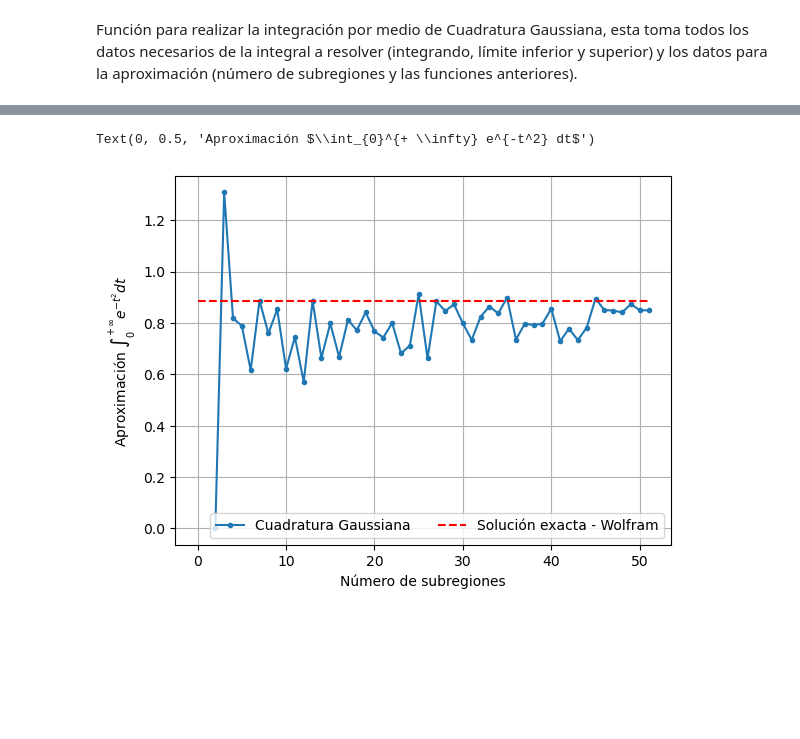
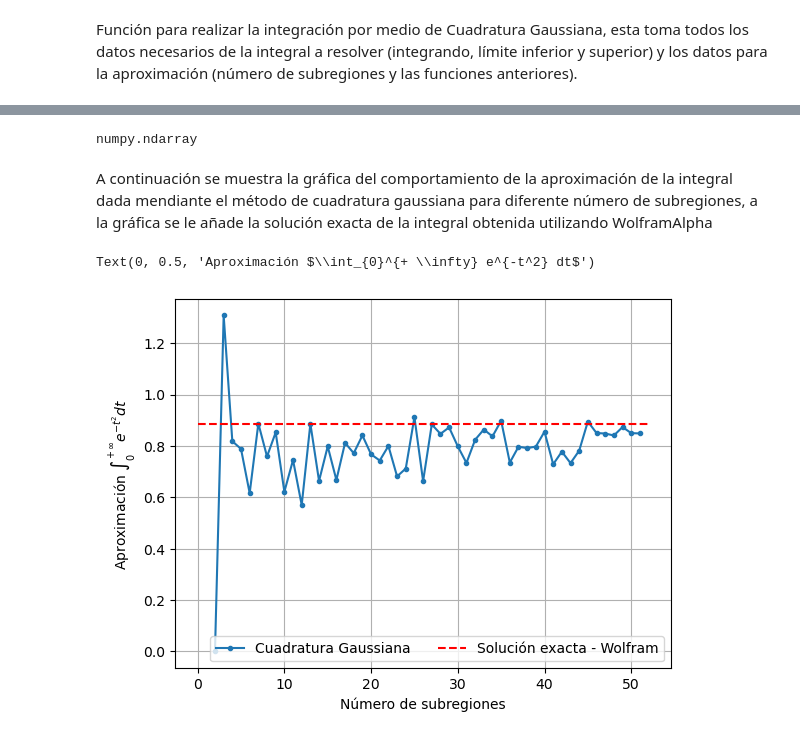
Before and after one commit to HernanBC/LabsComputacional, a Jupyter notebook: examen_practico/problema2/gauss.ipynb, the cells around one changed output, grey strips where cells are left out. Drawn from its saved outputs; the diff is of its cells as text; code cells hidden in the pictures; blank space fills up the shorter version.

```diff
--- a/examen_practico/problema2/gauss.ipynb
+++ b/examen_practico/problema2/gauss.ipynb
@@ -149,2 +165,6 @@ def integrando(z):
 	return np.exp(-(z/(z-1))**2)*(1/((z-1)**2))
+# %%
+type(np.arange(0,10))
+# %% [output]
+numpy.ndarray
 # %%
@@ -156,14 +176,16 @@ for i in range(len(N_list)):
+# %% [markdown]
+A continuación se muestra la gráfica del comportamiento de la aproximación de la integral dada mendiante el método de cuadratura gaussiana para diferente número de subregiones, a la gráfica se le añade la solución exacta de la integral obtenida utilizando WolframAlpha
 # %%
-import matplotlib.pyplot as plt
+import matplotlib.pyplot as plt		# Se importa la biblioteca
 
-fig, ax = plt.subplots(1,1)
-ax.plot(N_list,I_list, "-o", label = "Cuadratura Gaussiana", ms = 3)
-ax.hlines(np.sqrt(np.pi)/2,0,np.max(N_list), color = "red" , label= "Solución exacta - Wolfram", linestyles= "--")
-ax.grid()
-ax.legend(loc = 'lower right',ncol =2)
+fig, ax = plt.subplots(1,1) 		# Se declara el tipo de figura y el tamaño de esta
+ax.plot(N_list,I_list, "-o", label = "Cuadratura Gaussiana", ms = 3) # Se solicita una gráfica de línea con puntos del resultado de la aproximación respecto al número de subregiones
+ax.hlines(np.sqrt(np.pi)/2,0,np.max(N_list)+1, color = "red" , label= "Solución exacta - Wolfram", linestyles= "--") # Se coloca la solución exacta como una línea discontinua, generada en cierto intervalo
+ax.grid() # Se le coloca grillado a la gráfica
+ax.legend(loc = 'lower right',ncol =2) # Se coloca las leyendas (nombres de las líneas) y se especifica como se deben ver (estar en dos columnas y en el espacio de abajo derecha)
 
-ax.set_xlabel("Número de subregiones")
-ax.set_ylabel("Aproximación " + r"$\int_{0}^{+ \infty} e^{-t^2} dt$")
+ax.set_xlabel("Número de subregiones") # Se nombra al eje X
+ax.set_ylabel("Aproximación " + r"$\int_{0}^{+ \infty} e^{-t^2} dt$") # Se nombra al eje Y
 # %% [output]
 Text(0, 0.5, 'Aproximación $\\int_{0}^{+ \\infty} e^{-t^2} dt$')
-[figure, old version]
+[figure, new version]
```
Also changed, not shown: parts of 16 cells of this notebook, 3 other files.
